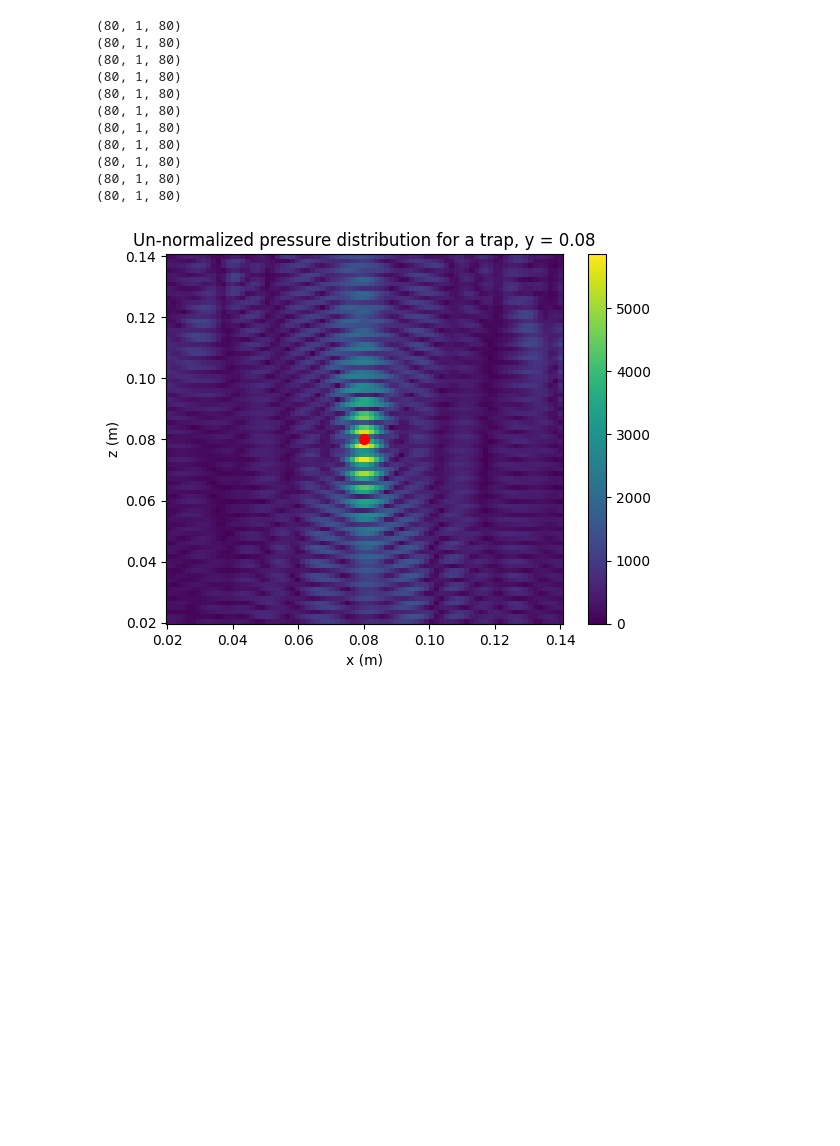
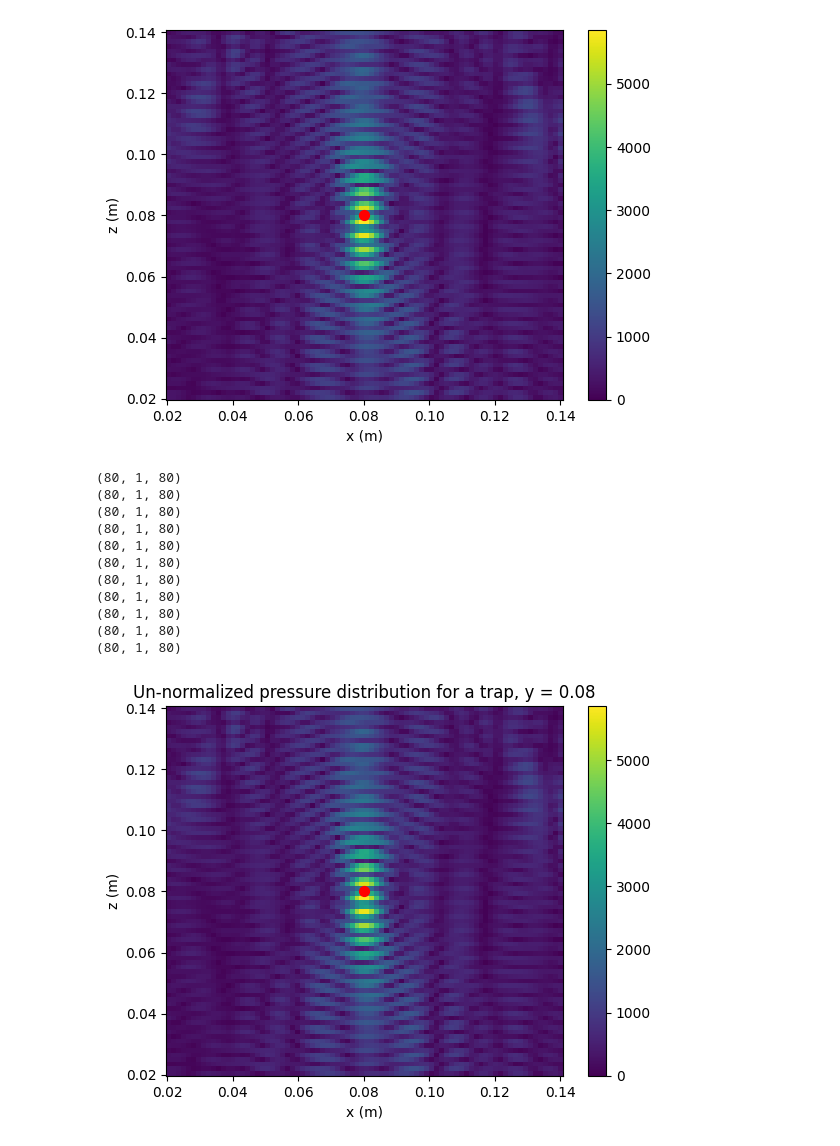
Before and after one commit to howard-2718/hat-pressure-field-sim, a Jupyter notebook: python/plot.ipynb, the cells around one changed output. Cells and saved outputs as stored; diff of their text form; code cells hidden in the pictures; blank space fills up the shorter version.

Commit message:
(Real-time) animation playback of pressure field simulation evolution

```diff
--- a/python/plot.ipynb
+++ b/python/plot.ipynb
@@ -13,3 +19,74 @@ print(len(field))
+# %%
+# Assume:
+# field: list/array of subfields
+# time: array of same length as field
+
+fig, ax = plt.subplots()
+
+# --- initialize with first frame ---
+subfield0 = field[0]
+F0 = np.array(subfield0)
+F0 = F0[:, :, :, 0] + 1j * F0[:, :, :, 1]
+norm0 = np.abs(F0)
+
+N = F0.shape[0]
+x = np.linspace(0.020375, 0.14000028, N)
+z = np.linspace(0.020375, 0.14000028, N)
+
+mesh = ax.pcolormesh(
+    x,
+    z,
+    norm0[:, 0, :].swapaxes(0, 1),
+    vmin=0,
+    vmax=np.max(norm0),
+    shading="auto"
+)
+
+scatter = ax.scatter(0.08, 0.08, 50, c='r', marker='o')
+
+cbar = fig.colorbar(mesh, ax=ax)
+ax.set_xlabel("x (m)")
+ax.set_ylabel("z (m)")
+
+title = ax.set_title("")
+
+# --- update function ---
+def update(index):
+    subfield = field[index]
+
+    F = np.array(subfield)
+    F = F[:, :, :, 0] + 1j * F[:, :, :, 1]
+    norm = np.abs(F)
+
+    # update colormesh data
+    mesh.set_array(norm[:, 0, :].swapaxes(0, 1).ravel())
+    mesh.set_clim(0, np.max(norm))
+
+    # update scatter position
+    scatter.set_offsets([[0.08 + index * 0.0025, 0.08]])
+
+    # update title with time
+    title.set_text(
+        f"Un-normalized pressure distribution\n"
+        f"y = 0.08, t = {time[index]:.3f}"
+    )
+
+    return mesh, scatter, title
+
+# --- create animation ---
+ani = FuncAnimation(
+    fig,
+    update,
+    frames=len(field),
+    interval=100,   # ms between frames
+    blit=False
+)
+
+plt.show()
+
+ani.save("pressure_animation.mp4", dpi=200)
+# %% [output]
+[figure, added]
 # %%
 for (index, subfield) in enumerate(field):
     F = np.array(subfield)
```
Also changed, not shown: parts of 2 cells of this notebook, 2 other files.
